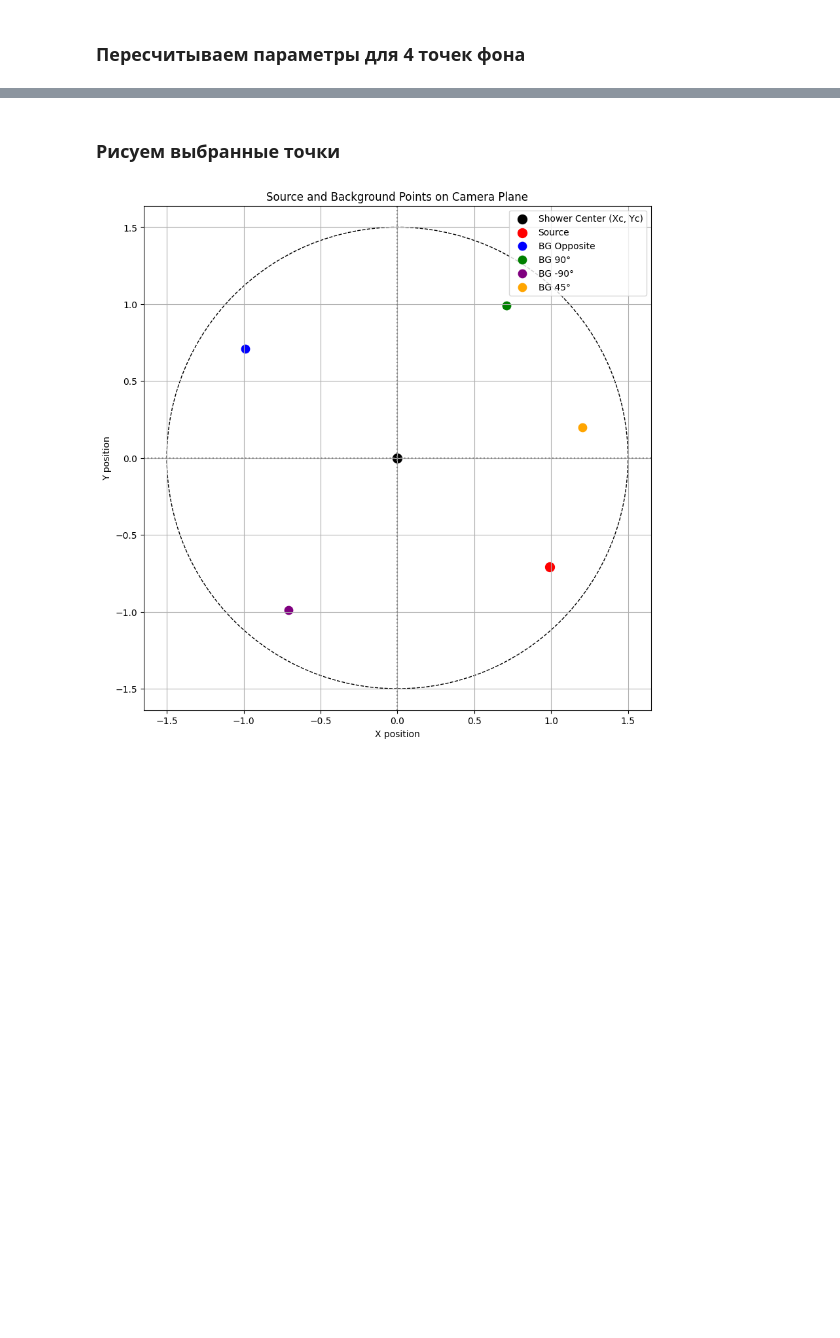
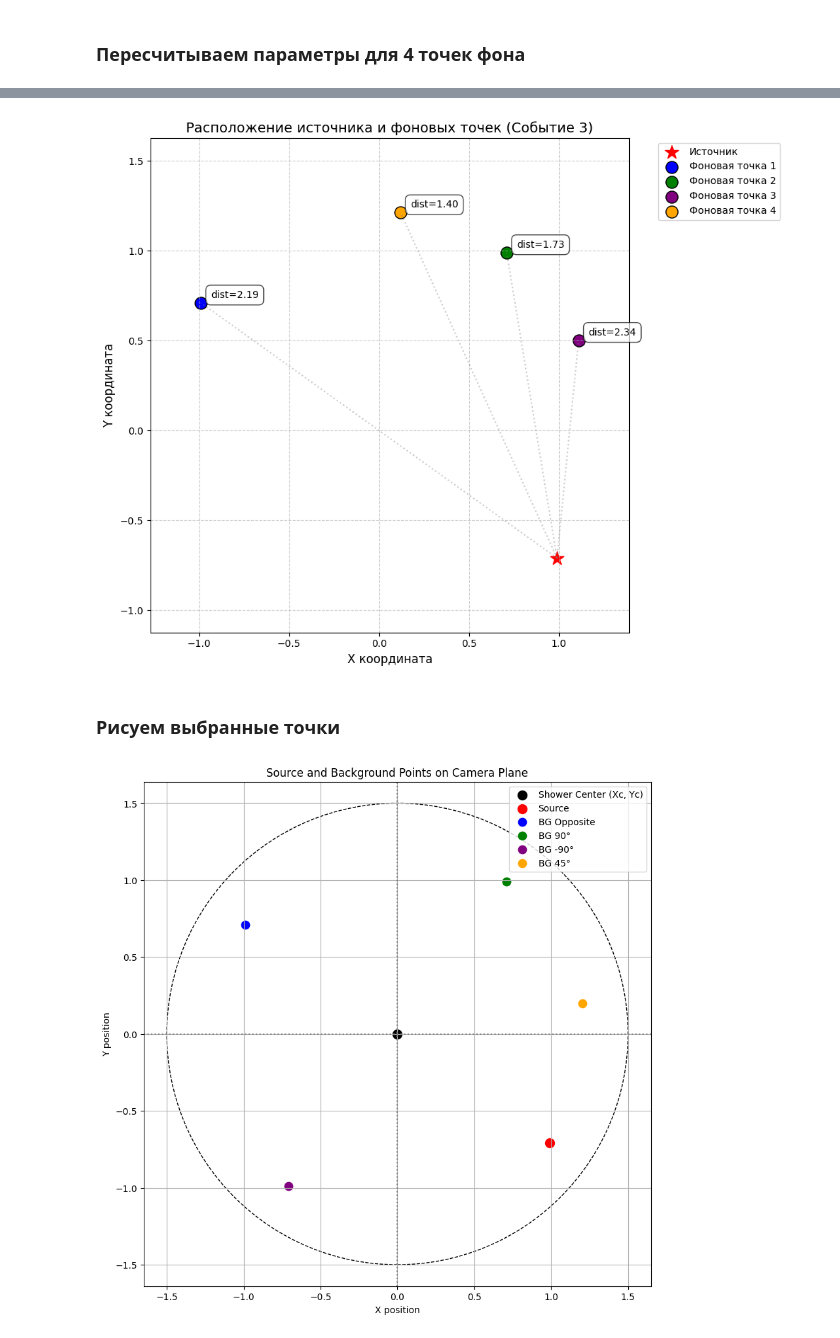
Before and after one commit to Alexandra-mipt/TAIGA, a Jupyter notebook: Гамма-адронное разделение-Copy1.ipynb, the cells around one changed output, grey strips where cells are left out. Drawn from its saved outputs; the diff is of its cells as text; code cells hidden in the pictures; blank space fills up the shorter version.

```diff
--- a/Гамма-адронное разделение-Copy1.ipynb
+++ b/Гамма-адронное разделение-Copy1.ipynb
@@ -334,3 +499,71 @@ hillas_with_4point_background
+# %%
+def plot_source_and_background_points(df, event_index=0):
+    """
+    Визуализирует координаты источника и 4 фоновых точек для конкретного события.
+
+    Параметры:
+    ----------
+    df : DataFrame
+        DataFrame с координатами точек
+    event_index : int
+        Индекс события для визуализации (по умолчанию первое событие)
+    """
+    # Получаем данные для выбранного события
+    event = df.iloc[event_index]
+
+    # Создаем фигуру
+    plt.figure(figsize=(10, 8))
+
+    # Рисуем источник
+    plt.scatter(event['source_x'], event['source_y'],
+               color='red', s=200, label='Источник', marker='*')
+
+    # Рисуем 4 фоновые точки
+    background_colors = ['blue', 'green', 'purple', 'orange']
+    for i in range(1, 5):
+        bg_x = event[f'bg{i}_x']
+        bg_y = event[f'bg{i}_y']
+        plt.scatter(bg_x, bg_y,
+                   color=background_colors[i-1],
+                   s=150,
+                   label=f'Фоновая точка {i}',
+                   edgecolors='black',
+                   linewidth=1)
+
+    # Настраиваем график
+    plt.title(f'Расположение источника и фоновых точек (Событие {event_index})', fontsize=14)
+    plt.xlabel('X координата', fontsize=12)
+    plt.ylabel('Y координата', fontsize=12)
+    plt.grid(True, linestyle='--', alpha=0.6)
+    plt.legend(bbox_to_anchor=(1.05, 1), loc='upper left')
+
+    # Делаем масштаб равным по осям
+    plt.axis('equal')
+
+    # Добавляем соединительные линии от источника к фоновым точкам
+    for i in range(1, 5):
+        bg_x = event[f'bg{i}_x']
+        bg_y = event[f'bg{i}_y']
+        plt.plot([event['source_x'], bg_x], [event['source_y'], bg_y],
+                color='gray', linestyle=':', alpha=0.4)
+
+    # Добавляем расстояния в аннотации
+    for i in range(1, 5):
+        bg_x = event[f'bg{i}_x']
+        bg_y = event[f'bg{i}_y']
+        dist = event[f'bg{i}_dist']
+        plt.annotate(f'dist={dist:.2f}',
+                    xy=(bg_x, bg_y),
+                    xytext=(10, 5), textcoords='offset points',
+                    bbox=dict(boxstyle='round,pad=0.5', fc='white', alpha=0.7))
+
+    plt.tight_layout()
+    plt.show()
+
+# Пример использования:
+plot_source_and_background_points(df_with_points)  # для первого события
+# %% [output]
+[figure, added]
 # %% [markdown]
 ### Рисуем выбранные точки
 # %%
```
Also changed, not shown: parts of 6 cells of this notebook.
